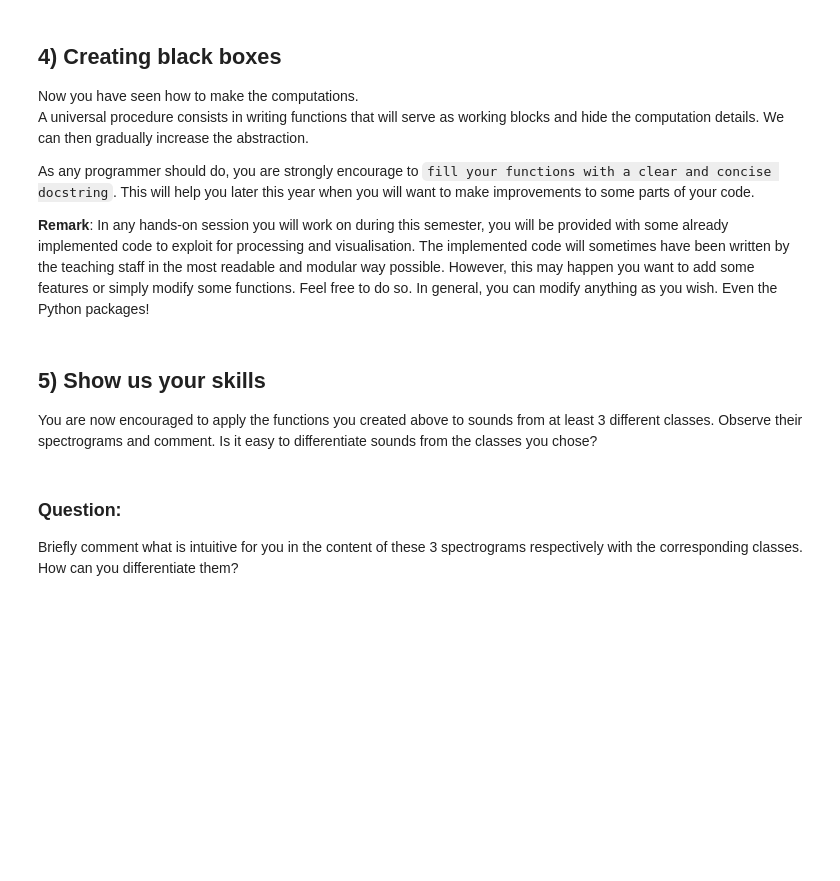
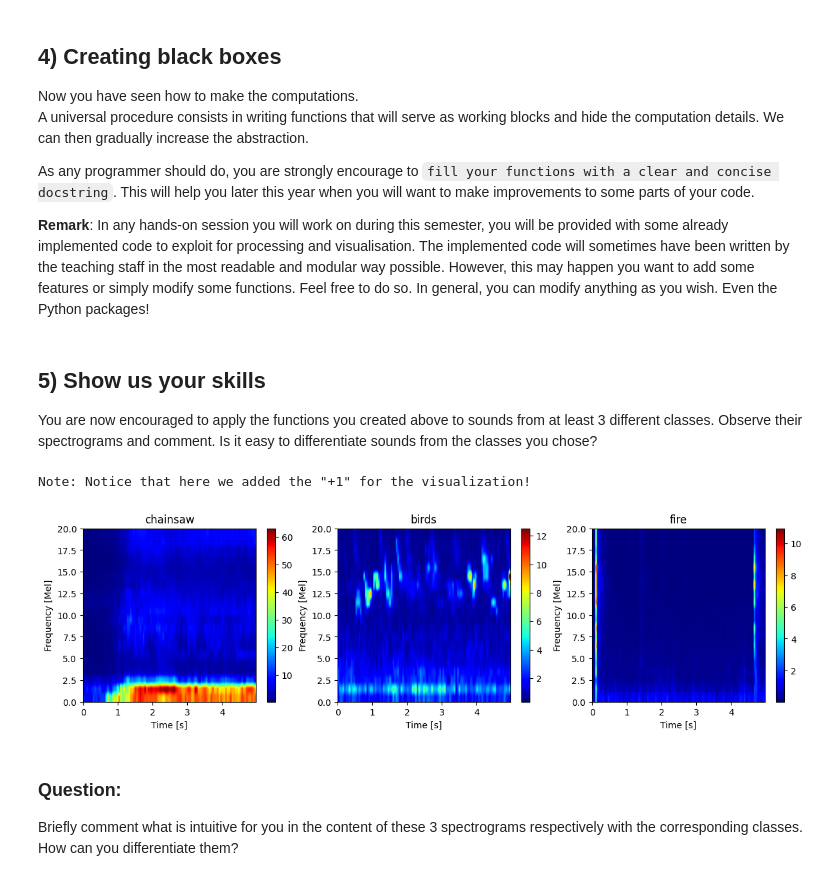
Before and after one commit to LELEC210X/LELEC210X, a Jupyter notebook: classification/h1_feature_vectors.ipynb, the cells around one changed output. Drawn from its saved outputs; the diff is of its cells as text; code cells hidden in the pictures; blank space fills up the shorter version.

```diff
--- a/classification/h1_feature_vectors.ipynb
+++ b/classification/h1_feature_vectors.ipynb
@@ -347,7 +349,7 @@ def resample(x, M=4):
 
     """
     ### TO COMPLETE
-    return 0
+    return signal.resample(x,len(x)//M)
 
 
 def specgram(y, Nft=512):
@@ -365,7 +367,17 @@ def specgram(y, Nft=512):
 
     """
     ### TO COMPLETE
-
+    "Crop the signal such that its length is a multiple of Nft"
+    y = y[: len(y) - len(y) % Nft]
+    "Reshape the signal with a piece for each row"
+    audiomat = np.reshape(y, (-1, Nft))
+    audioham = audiomat * np.hamming(Nft)  # Windowing. Hamming, Hanning, Blackman,..
+    z = np.reshape(audioham, -1)  # y windowed by pieces
+    "FFT row by row"
+    stft = np.fft.fft(audioham, axis=1)
+    stft = np.abs(
+        stft[:, : Nft // 2].T
+    )  # Taking only positive frequencies and computing the magnitude
     return stft
 
 
@@ -388,6 +400,17 @@ def melspecgram(x, Nmel=20, Nft=512, fs=44100, fs_down=11025):
     """
     ### TO COMPLETE, using the functions resample() and specgram() defined above
 
+    "Obtain the Hz2Mel transformation matrix"
+    mels = librosa.filters.mel(sr=fs_down, n_fft=Nft, n_mels=Nmel)
+    mels = mels[:, :-1]
+
+    ### Normalize the mels matrix such that its maximum value is one.
+    mels = mels/np.max(mels)
+
+    y = resample(x, fs//fs_down)
+    stft = specgram(y,Nft)
+    melspec = np.matmul(mels, stft)
+
     return melspec
 # %% [markdown]
 ## 5) Show us your skills
@@ -395,35 +418,38 @@ You are now encouraged to apply the functions you created above to sounds from a
 # %%
 ### TO COMPLETE
 ### Choose 3 sounds from different classes to observe how their mel spectrograms differ
-sound1 = ...
-sound2 = ...
-sound3 = ...
+sound1 = dataset["chainsaw", 18]
+sound2 = dataset["birds", 2]
+sound3 = dataset["fire", 11]
 
 "Compute the melspecgrams"
 x1, _ = sf.read(sound1)
 x2, _ = sf.read(sound2)
 x3, _ = sf.read(sound3)
 melspec1 = melspecgram(x1)
 melspec2 = melspecgram(x2)
 melspec3 = melspecgram(x3)
 
 print('Note: Notice that here we added the "+1" for the visualization!')
 
 "Plot"
 fig = plt.figure(figsize=(12, 3))
 ax1 = fig.add_axes([0.0, 0.0, 0.28, 0.9])
 ax2 = fig.add_axes([0.33, 0.0, 0.28, 0.9])
 ax3 = fig.add_axes([0.66, 0.0, 0.28, 0.9])
 plot_specgram(
     melspec1, ax=ax1, is_mel=True, title=get_cls_from_path(sound1), tf=len(y) / fs_down
 )
 plot_specgram(
     melspec2, ax=ax2, is_mel=True, title=get_cls_from_path(sound2), tf=len(y) / fs_down
 )
 plot_specgram(
     melspec3, ax=ax3, is_mel=True, title=get_cls_from_path(sound3), tf=len(y) / fs_down
 )
 plt.show()
+# %% [output]
+Note: Notice that here we added the "+1" for the visualization!
+[figure, added]
 # %% [markdown]
 ### Question:
 Briefly comment what is intuitive for you in the content of these 3 spectrograms respectively with the corresponding classes.
```
Also changed, not shown: parts of 6 cells of this notebook, 1 other file.
